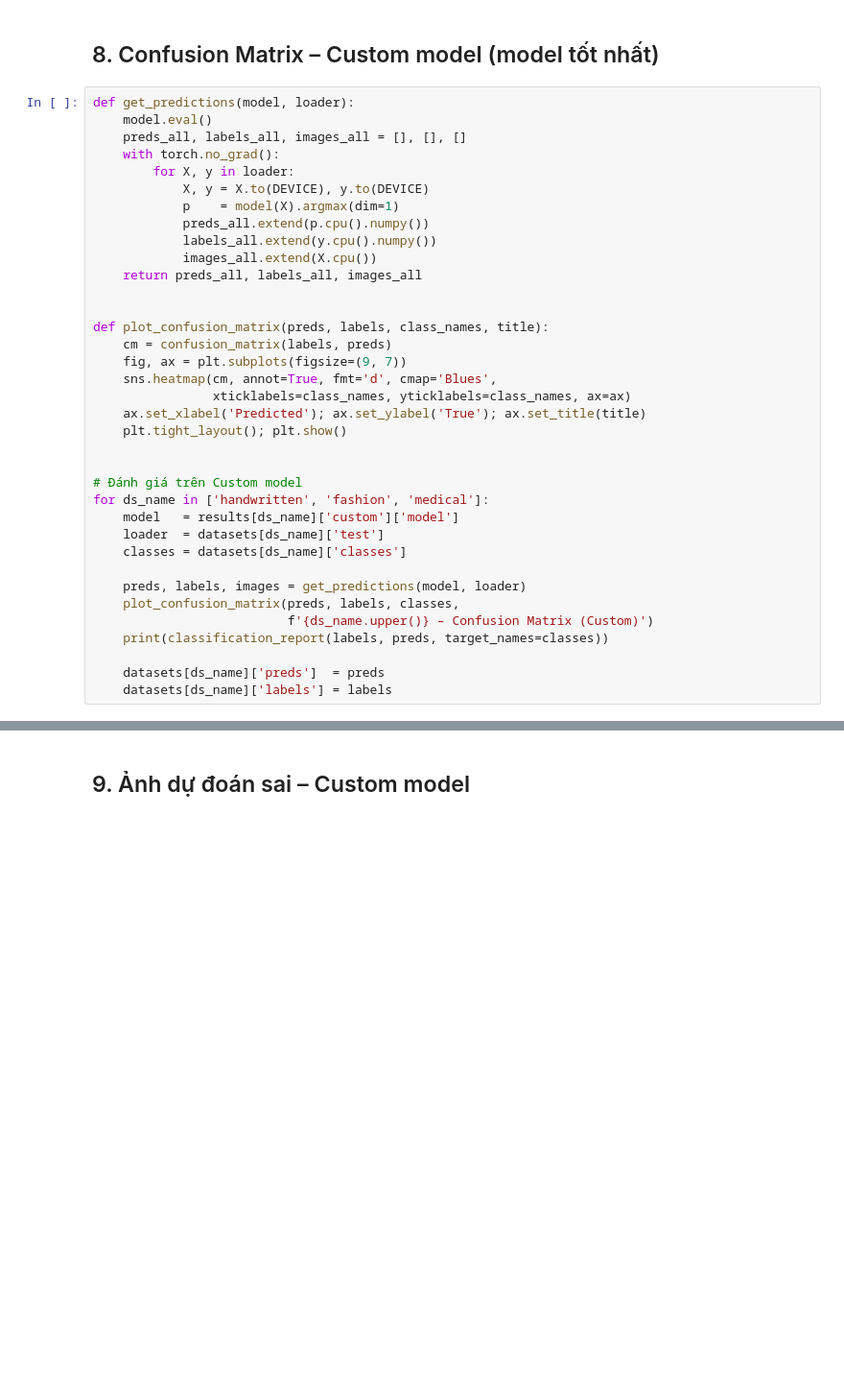
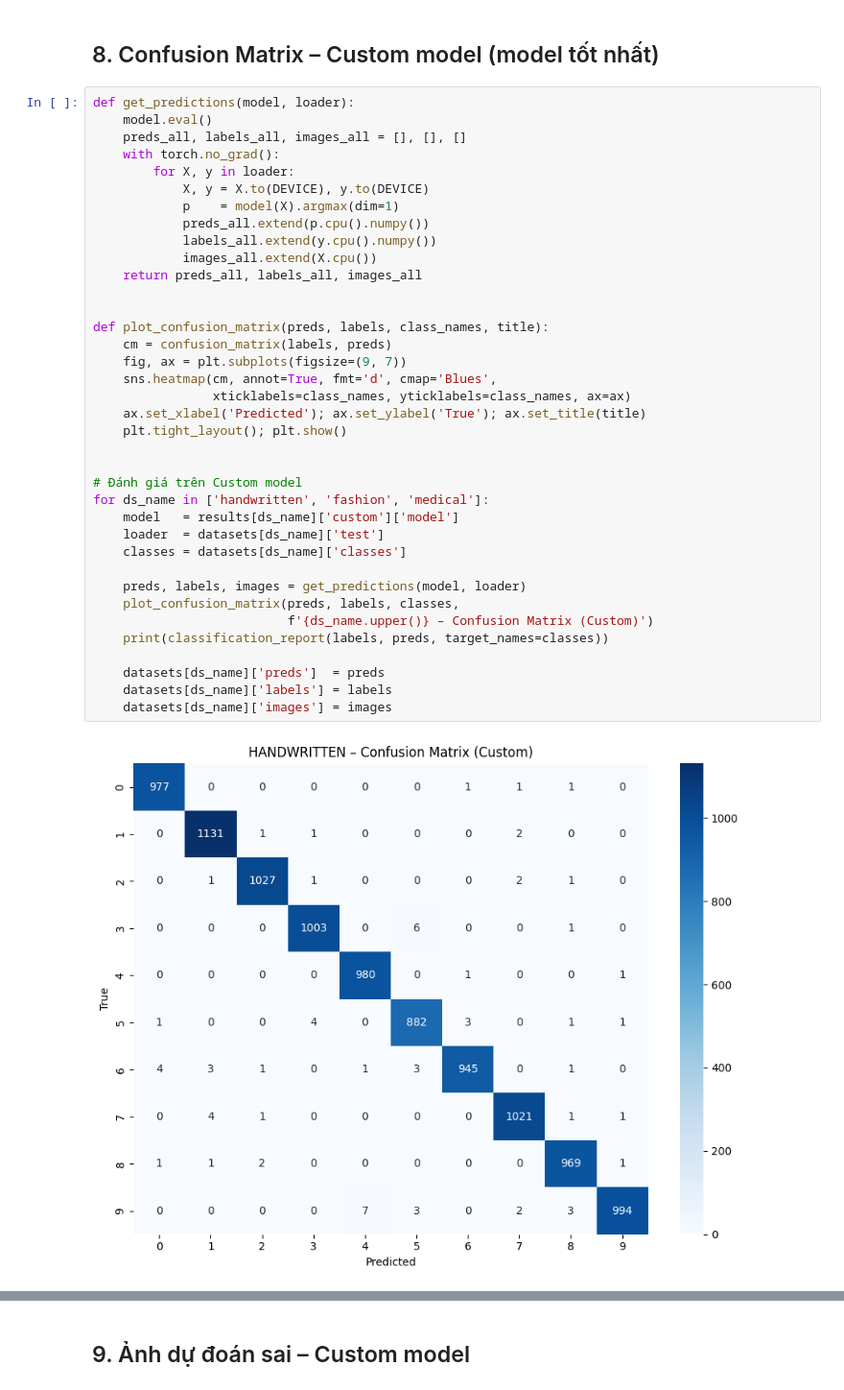
Before and after one commit to PhuongThao-2005/MNIST-CNNLeNet5, a Jupyter notebook: kaggle_train.ipynb, the cells around one changed output, grey strips where cells are left out. Shown at 96% size. Cells and saved outputs as stored; diff of their text form; blank space fills up the shorter version.

```diff
--- a/kaggle_train.ipynb
+++ b/kaggle_train.ipynb
@@ -227,30 +317,33 @@ def get_predictions(model, loader):
             X, y = X.to(DEVICE), y.to(DEVICE)
             p    = model(X).argmax(dim=1)
             preds_all.extend(p.cpu().numpy())
             labels_all.extend(y.cpu().numpy())
             images_all.extend(X.cpu())
     return preds_all, labels_all, images_all
 
 
 def plot_confusion_matrix(preds, labels, class_names, title):
     cm = confusion_matrix(labels, preds)
     fig, ax = plt.subplots(figsize=(9, 7))
     sns.heatmap(cm, annot=True, fmt='d', cmap='Blues',
                 xticklabels=class_names, yticklabels=class_names, ax=ax)
     ax.set_xlabel('Predicted'); ax.set_ylabel('True'); ax.set_title(title)
     plt.tight_layout(); plt.show()
 
 
 # Đánh giá trên Custom model
 for ds_name in ['handwritten', 'fashion', 'medical']:
     model   = results[ds_name]['custom']['model']
     loader  = datasets[ds_name]['test']
     classes = datasets[ds_name]['classes']
 
     preds, labels, images = get_predictions(model, loader)
     plot_confusion_matrix(preds, labels, classes,
                           f'{ds_name.upper()} – Confusion Matrix (Custom)')
     print(classification_report(labels, preds, target_names=classes))
 
     datasets[ds_name]['preds']  = preds
     datasets[ds_name]['labels'] = labels
+    datasets[ds_name]['images'] = images
+# %% [output]
+[figure, added]
```
Also changed, not shown: parts of 13 cells of this notebook, 5 other files.
